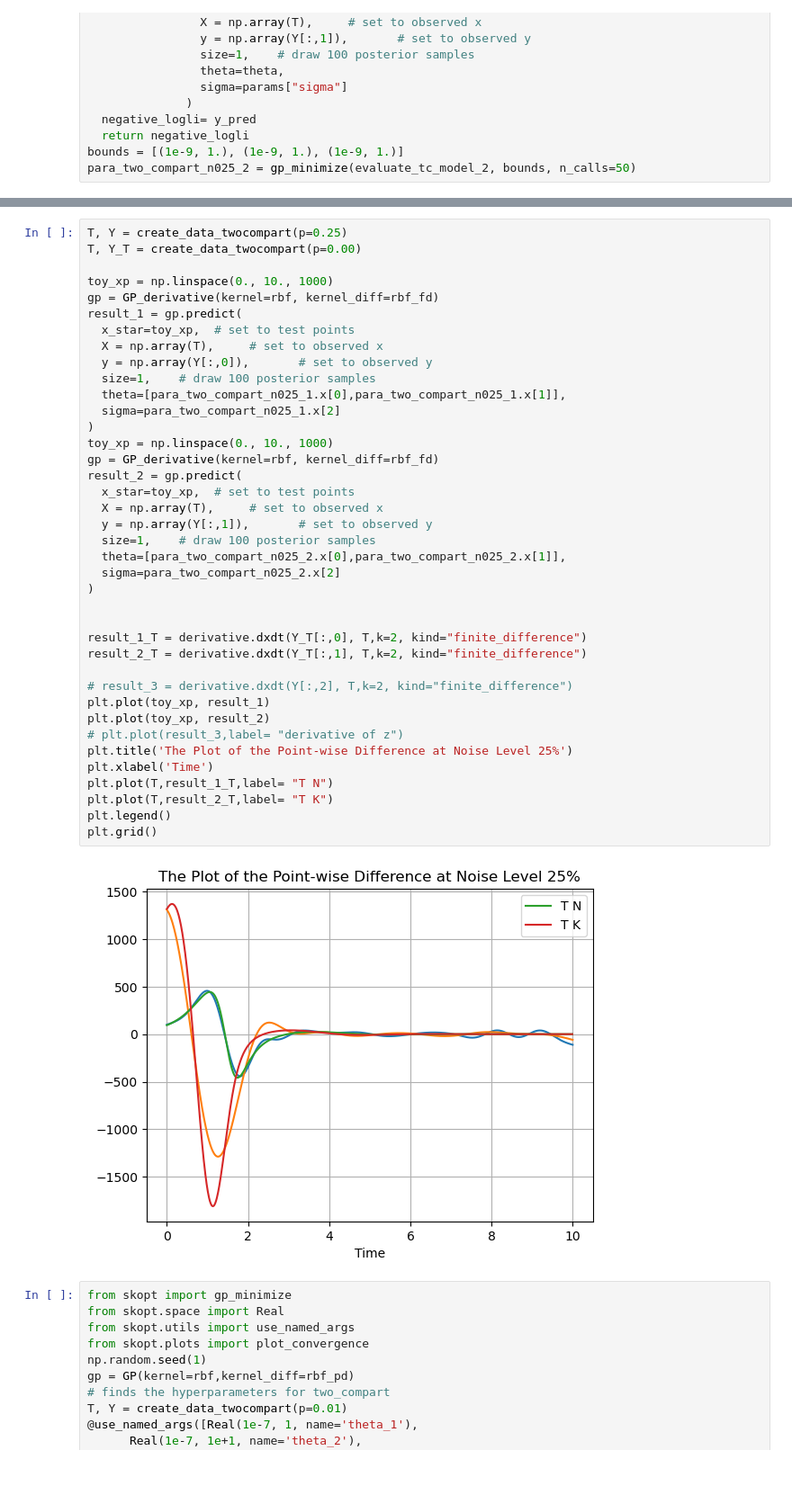
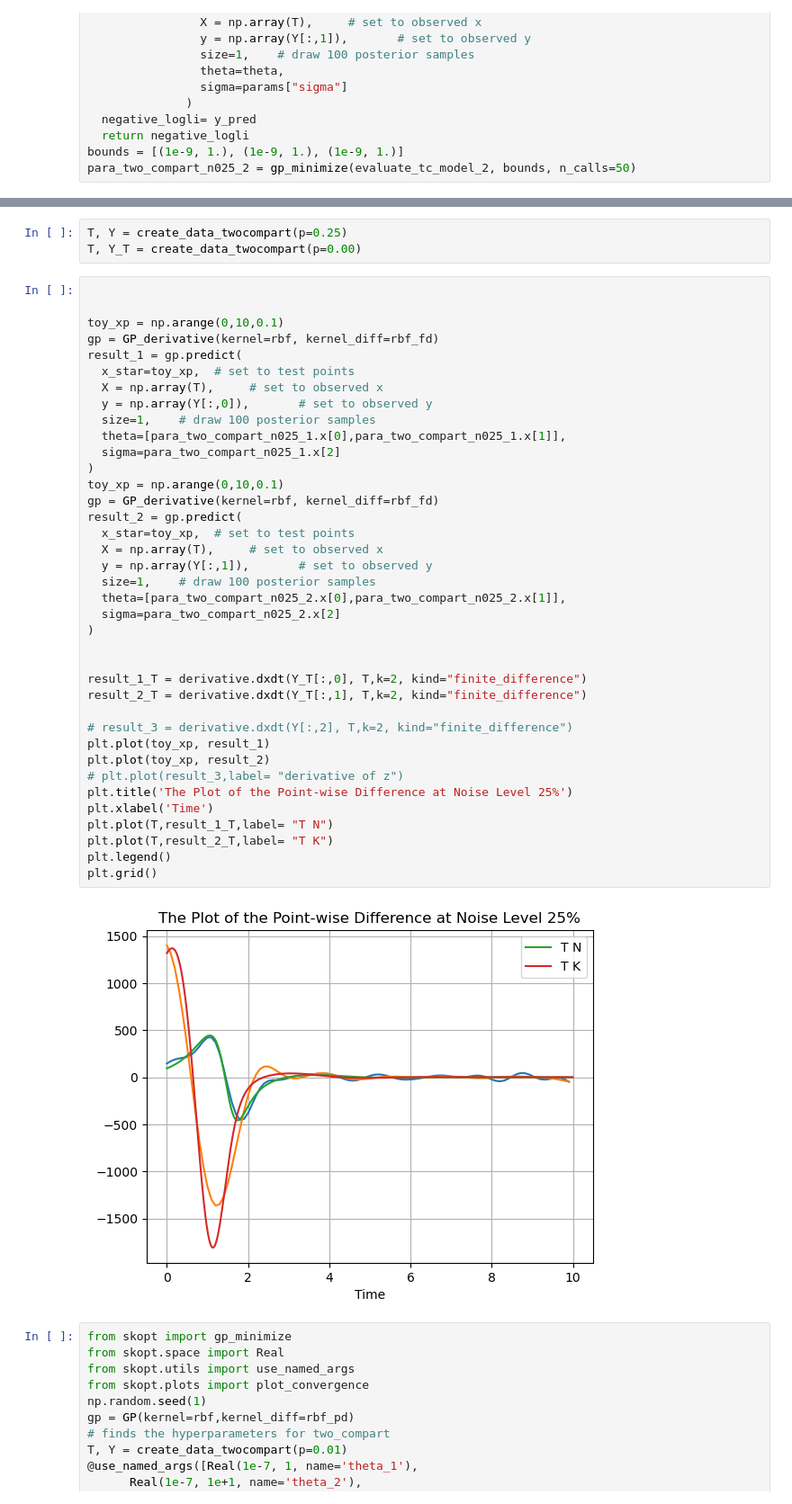
Before and after one commit to mm2319/M4R, a Jupyter notebook: test copy.ipynb, the cells around one changed output, grey strips where cells are left out. Shown at 90% size. Saved outputs shown, nothing was run; the diff lists cells and outputs as text; blank space fills up the shorter version.

```diff
--- a/test copy.ipynb
+++ b/test copy.ipynb
@@ -435,8 +475,10 @@ plt.grid()
+# %%
+T, Y = create_data_twocompart(p=0.25)
+T, Y_T = create_data_twocompart(p=0.00)
 # %%
-T, Y = create_data_twocompart(p=0.25)
-T, Y_T = create_data_twocompart(p=0.00)
 
-toy_xp = np.linspace(0., 10., 1000)
+
+toy_xp = np.arange(0,10,0.1)
 gp = GP_derivative(kernel=rbf, kernel_diff=rbf_fd)
 result_1 = gp.predict(
   x_star=toy_xp,  # set to test points
@@ -444,35 +486,35 @@ result_1 = gp.predict(
   y = np.array(Y[:,0]),       # set to observed y
   size=1,    # draw 100 posterior samples
   theta=[para_two_compart_n025_1.x[0],para_two_compart_n025_1.x[1]],
   sigma=para_two_compart_n025_1.x[2]
 )
-toy_xp = np.linspace(0., 10., 1000)
+toy_xp = np.arange(0,10,0.1)
 gp = GP_derivative(kernel=rbf, kernel_diff=rbf_fd)
 result_2 = gp.predict(
   x_star=toy_xp,  # set to test points
   X = np.array(T),     # set to observed x
   y = np.array(Y[:,1]),       # set to observed y
   size=1,    # draw 100 posterior samples
   theta=[para_two_compart_n025_2.x[0],para_two_compart_n025_2.x[1]],
   sigma=para_two_compart_n025_2.x[2]
 )
 
 
 result_1_T = derivative.dxdt(Y_T[:,0], T,k=2, kind="finite_difference")
 result_2_T = derivative.dxdt(Y_T[:,1], T,k=2, kind="finite_difference")
 
 # result_3 = derivative.dxdt(Y[:,2], T,k=2, kind="finite_difference")
 plt.plot(toy_xp, result_1)
 plt.plot(toy_xp, result_2)
 # plt.plot(result_3,label= "derivative of z")
 plt.title('The Plot of the Point-wise Difference at Noise Level 25%')
 plt.xlabel('Time')
 plt.plot(T,result_1_T,label= "T N")
 plt.plot(T,result_2_T,label= "T K")
 plt.legend()
 plt.grid()
 # %% [output]
-[figure, old version]
+[figure, new version]
 # %%
 from skopt import gp_minimize
 from skopt.space import Real
```
Also changed, not shown: parts of 2 cells of this notebook, 23 other files.
